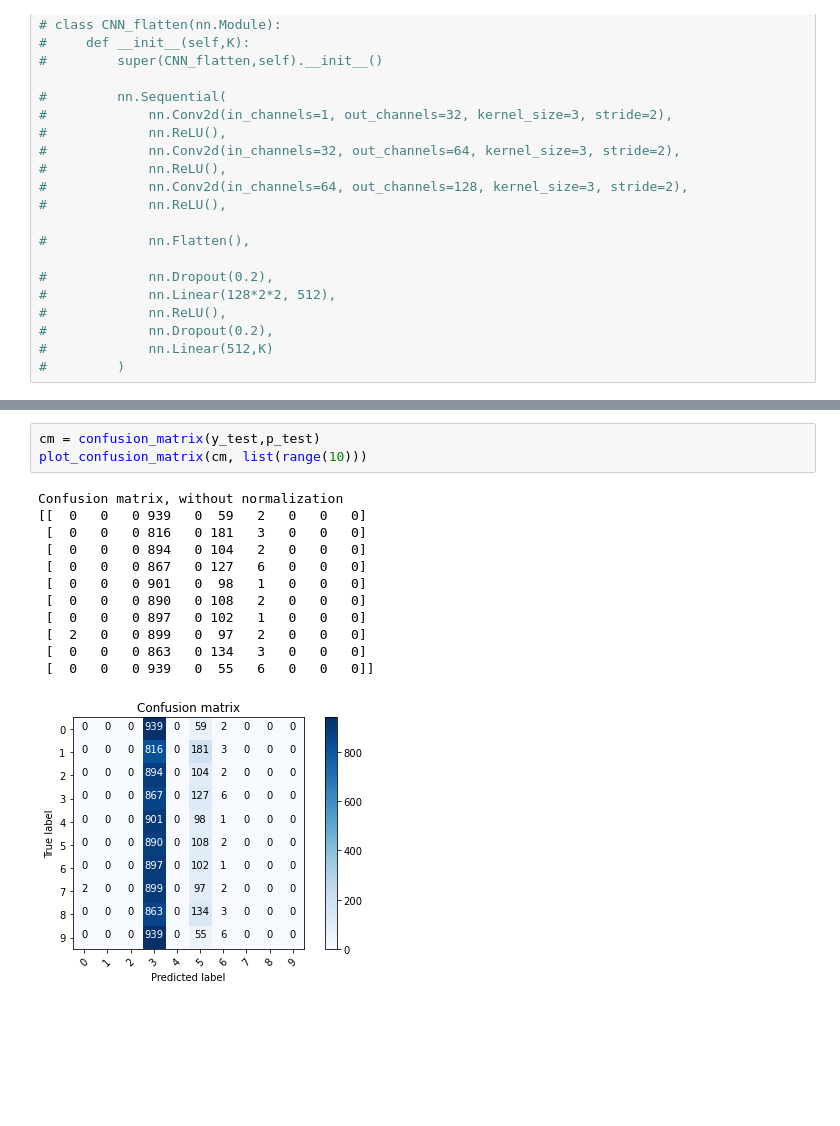
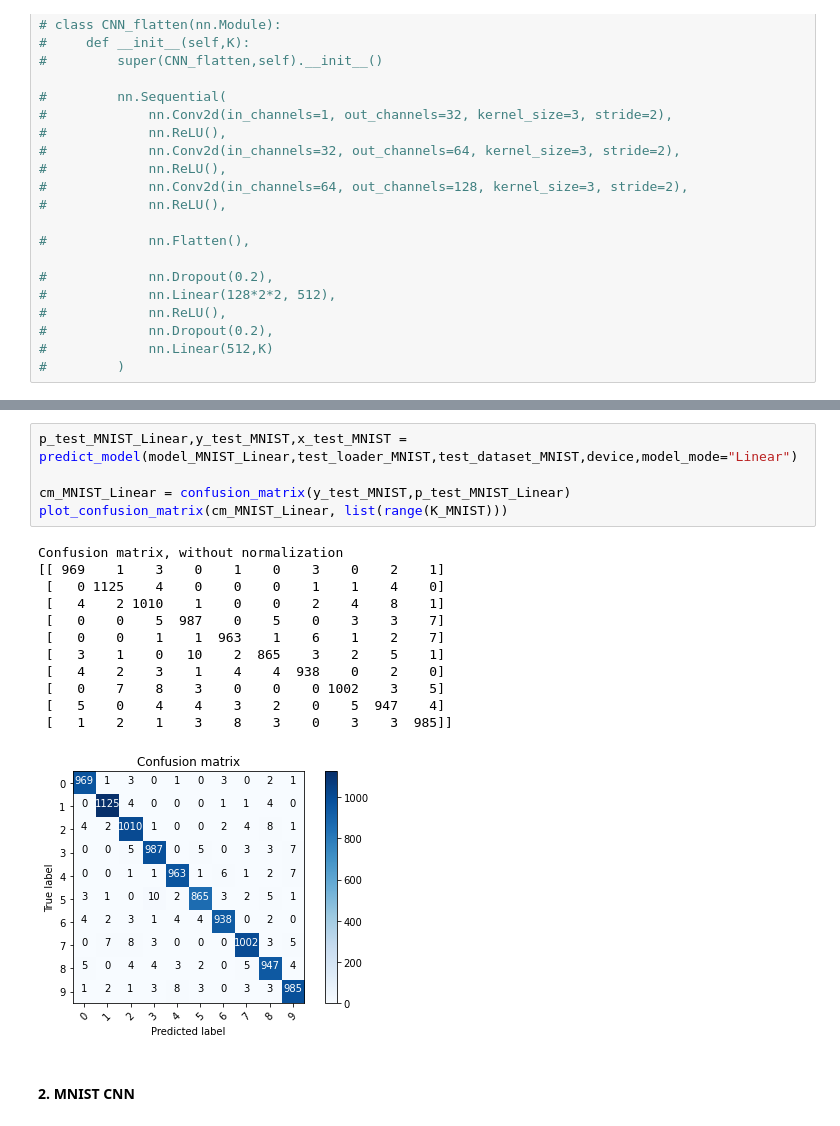
Before and after one commit to tohidabedini/deep-learning-courses, a Jupyter notebook: 03-Udemy - Pytorch/05-Convolutional Neural Networks/5.9-CNN Fashion MNIST.ipynb, the cells around one changed output, grey strips where cells are left out. Saved outputs shown, nothing was run; the diff lists cells and outputs as text; blank space fills up the shorter version.

```diff
--- a/03-Udemy - Pytorch/05-Convolutional Neural Networks/5.9-CNN Fashion MNIST.ipynb
+++ b/03-Udemy - Pytorch/05-Convolutional Neural Networks/5.9-CNN Fashion MNIST.ipynb
@@ -269,16 +326,20 @@ def plot_confusion_matrix(cm, classes, normalize=False, title="Confusion matrix"
-# %%
-cm = confusion_matrix(y_test,p_test)
-plot_confusion_matrix(cm, list(range(10)))
-# %% [output]
-Confusion matrix, without normalization
-[[  0   0   0 939   0  59   2   0   0   0]
- [  0   0   0 816   0 181   3   0   0   0]
- [  0   0   0 894   0 104   2   0   0   0]
- [  0   0   0 867   0 127   6   0   0   0]
- [  0   0   0 901   0  98   1   0   0   0]
- [  0   0   0 890   0 108   2   0   0   0]
- [  0   0   0 897   0 102   1   0   0   0]
- [  2   0   0 899   0  97   2   0   0   0]
- [  0   0   0 863   0 134   3   0   0   0]
- [  0   0   0 939   0  55   6   0   0   0]]
-[figure, removed]
+# %%
+p_test_MNIST_Linear,y_test_MNIST,x_test_MNIST = predict_model(model_MNIST_Linear,test_loader_MNIST,test_dataset_MNIST,device,model_mode="Linear")
+
+cm_MNIST_Linear = confusion_matrix(y_test_MNIST,p_test_MNIST_Linear)
+plot_confusion_matrix(cm_MNIST_Linear, list(range(K_MNIST)))
+# %% [output]
+Confusion matrix, without normalization
+[[ 969    1    3    0    1    0    3    0    2    1]
+ [   0 1125    4    0    0    0    1    1    4    0]
+ [   4    2 1010    1    0    0    2    4    8    1]
+ [   0    0    5  987    0    5    0    3    3    7]
+ [   0    0    1    1  963    1    6    1    2    7]
+ [   3    1    0   10    2  865    3    2    5    1]
+ [   4    2    3    1    4    4  938    0    2    0]
+ [   0    7    8    3    0    0    0 1002    3    5]
+ [   5    0    4    4    3    2    0    5  947    4]
+ [   1    2    1    3    8    3    0    3    3  985]]
+[figure, added]
+# %% [markdown]
+#### 2. MNIST CNN
```
Also changed, not shown: parts of 37 cells of this notebook.
